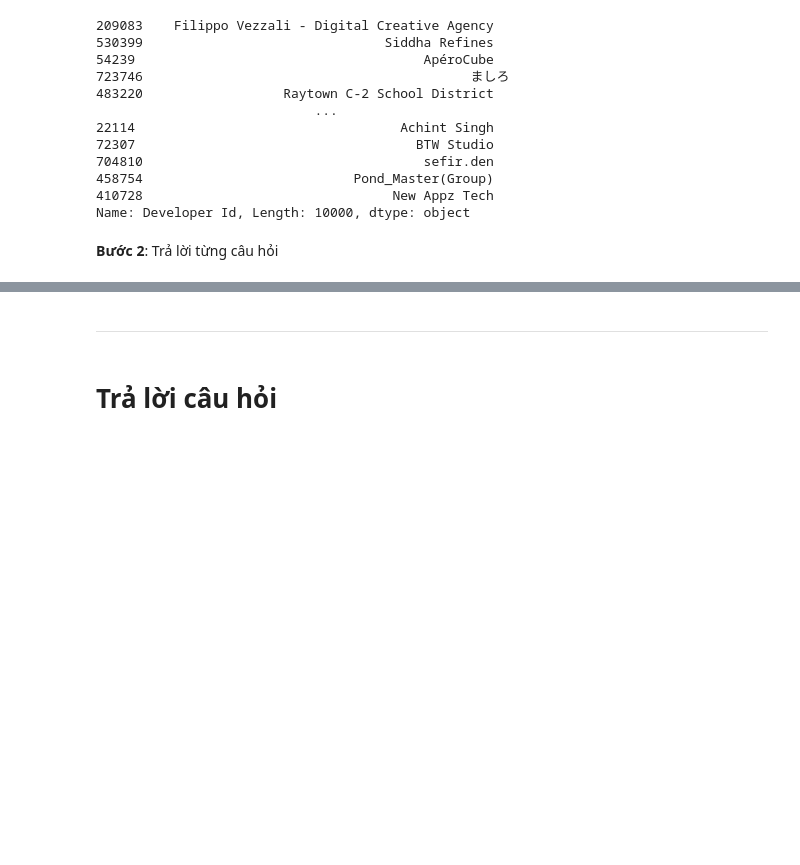
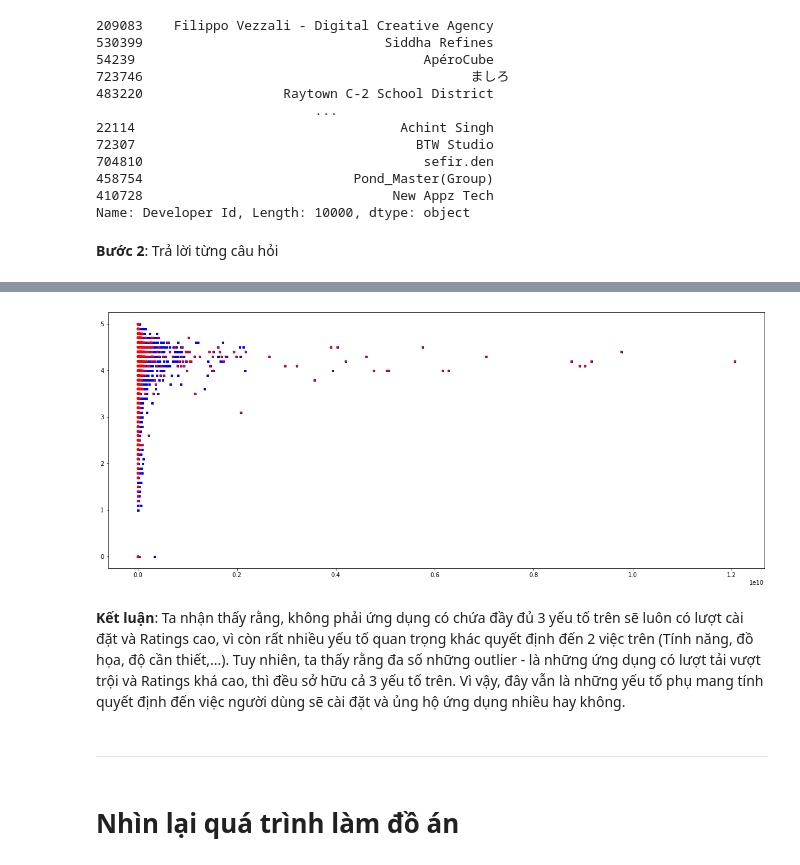
Before and after one commit to Tranmyhan/P4DS-CQ19-FinalProject---LT-KHDL, a Jupyter notebook: LT KHDL CK.ipynb, the cells around one changed output, grey strips where cells are left out. Cells and saved outputs as stored; diff of their text form; code cells hidden in the pictures; blank space fills up the shorter version.

```diff
--- a/LT KHDL CK.ipynb
+++ b/LT KHDL CK.ipynb
@@ -680,4 +714,20 @@ plt.show()
+# %%
+app_with_factors = df_clone.loc[(df_clone['Day_Percent'] > 80) &
+                                (df['Size'] == 'Varies with device') &
+                                 (df['Minimum Android'] == 'Varies with device')]
+# %%
+fig = plt.figure(figsize = (20,8))
+
+ax1 = fig.add_subplot(111)
+
+ax1.scatter(x = df['Maximum Installs'], y = df['Rating'], s=9, c='b', marker="s", label='first')
+ax1.scatter(x = app_with_factors['Maximum Installs'], y = app_with_factors['Rating'], s=8, c='r', marker="o", label='second')
+plt.show()
+# %% [output]
+[figure, added]
+# %% [markdown]
+**Kết luận**: Ta nhận thấy rằng, không phải ứng dụng có chứa đầy đủ 3 yếu tố trên sẽ luôn có lượt cài đặt và Ratings cao, vì còn rất nhiều yếu tố quan trọng khác quyết định đến 2 việc trên (Tính năng, đồ họa, độ cần thiết,...). Tuy nhiên, ta thấy rằng đa số những outlier - là những ứng dụng có lượt tải vượt trội và Ratings khá cao, thì đều sở hữu cả 3 yếu tố trên. Vì vậy, đây vẫn là những yếu tố phụ mang tính quyết định đến việc người dùng sẽ cài đặt và ủng hộ ứng dụng nhiều hay không.
 # %% [markdown]
 ---
 # %% [markdown]
-# Trả lời câu hỏi
+# Nhìn lại quá trình làm đồ án
```
Also changed, not shown: parts of 66 cells of this notebook.
